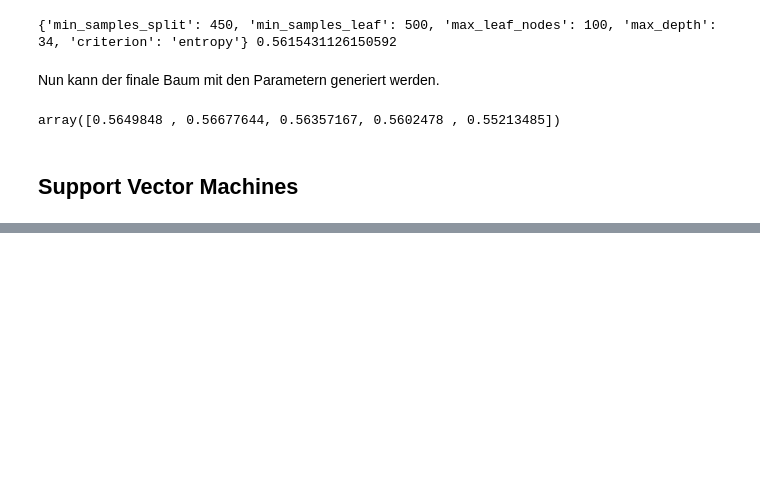
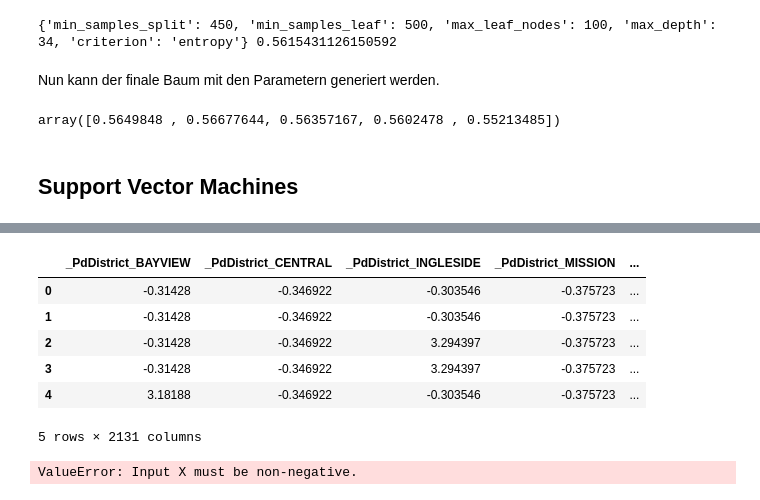
Before and after one commit to FelixSiegfriedRiedel/San-Francisco-Crime, a Jupyter notebook: crime.ipynb, the cells around one changed output, grey strips where cells are left out. Drawn from its saved outputs; the diff is of its cells as text; code cells hidden in the pictures; blank space fills up the shorter version.

```diff
--- a/crime.ipynb
+++ b/crime.ipynb
@@ -1187,0 +1197,31 @@ gc.collect()
+# %%
+from sklearn.preprocessing import StandardScaler
+crime_scaled = pd.concat([crime_dummies.filter(like='_', axis=1), crime_dummies[["X", "Y"]]], axis=1).copy()
+
+
+
+# crime_scaled[list(crime_dummies.filter(like='_', axis=1).columns)] = StandardScaler().fit_transform(crime_dummies[list(crime_dummies.filter(like='_', axis=1).columns)])
+crime_scaled[list(crime_scaled.columns)] = StandardScaler().fit_transform(crime_scaled)
+crime_scaled.head()
+# %% [output]
+|  | _PdDistrict_BAYVIEW | _PdDistrict_CENTRAL | _PdDistrict_INGLESIDE | _PdDistrict_MISSION | ... |
+| 0 | -0.31428 | -0.346922 | -0.303546 | -0.375723 | ... |
+| 1 | -0.31428 | -0.346922 | -0.303546 | -0.375723 | ... |
+| 2 | -0.31428 | -0.346922 | 3.294397 | -0.375723 | ... |
+| 3 | -0.31428 | -0.346922 | 3.294397 | -0.375723 | ... |
+| 4 | 3.18188 | -0.346922 | -0.303546 | -0.375723 | ... |
+5 rows × 2131 columns
+# %%
+from sklearn.neighbors import KNeighborsClassifier
+X, y = crime_scaled, crime_dummies["Category"]
+
+
+k_neighbors = KNeighborsClassifier(algorithm="ball_tree", n_neighbors=3)
+
+feature_selector = SelectKBest(chi2, k=100).fit(X, y)
+X_new_s = X.iloc[:,feature_selector.get_support(indices=True)]
+
+cross_validate(k_neighbors, X_new_s, y, cv=5)["test_score"]
+#Der Predictor braucht sehr sehr lange, daher wurde nur mit 500 Zeilen gearbeitet
+# %% [output]
+ValueError: Input X must be non-negative.
```
Also changed, not shown: parts of 18 cells of this notebook, 1 other file.
